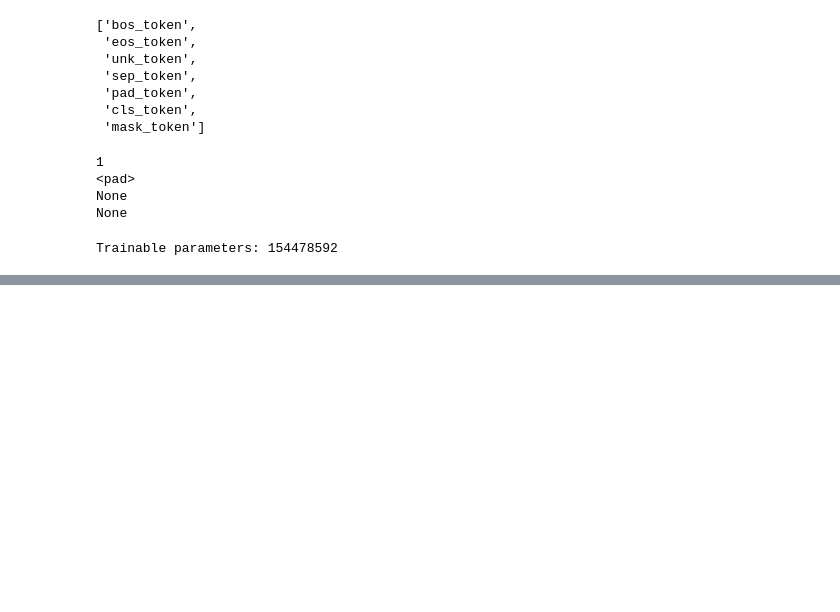
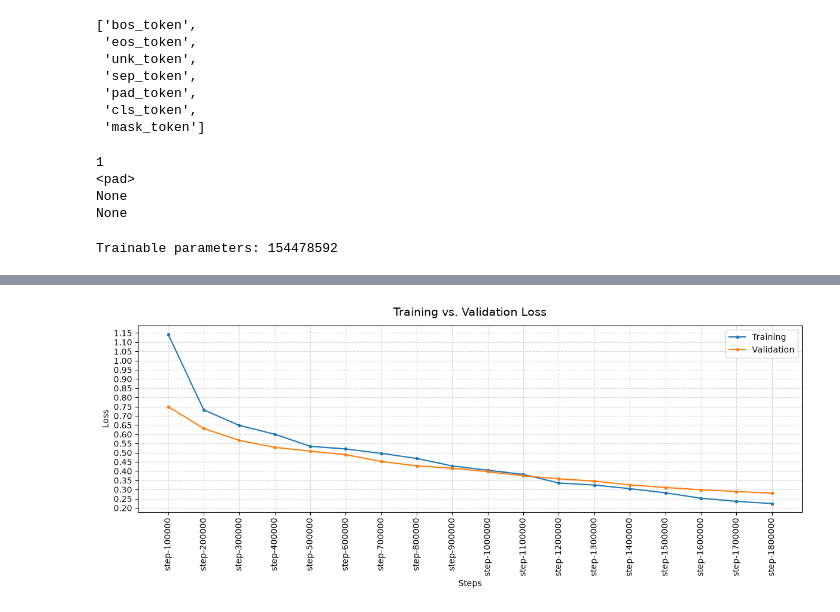
Before and after one commit to Mersad-Mostofian/protBuild, a Jupyter notebook: ml/notebooks/protein2text.ipynb, the cells around one changed output, grey strips where cells are left out. Drawn from its saved outputs; the diff is of its cells as text; code cells hidden in the pictures; blank space fills up the shorter version.

```diff
--- a/ml/notebooks/protein2text.ipynb
+++ b/ml/notebooks/protein2text.ipynb
@@ -306,0 +479,4 @@ df.to_csv(PROJECT_ROOT/'ml/notebooks/training_history.csv')
+# %%
+plot(steps, df.train_loss, y2_data=df.val_loss, title="Training vs. Validation Loss", ylabel='Loss', marker='.', ticks_scale=0.05, save_path=PROJECT_ROOT/'ml/notebooks/plots/')
+# %% [output]
+[figure, added]
```
Also changed, not shown: parts of 27 cells of this notebook, 15 other files.
